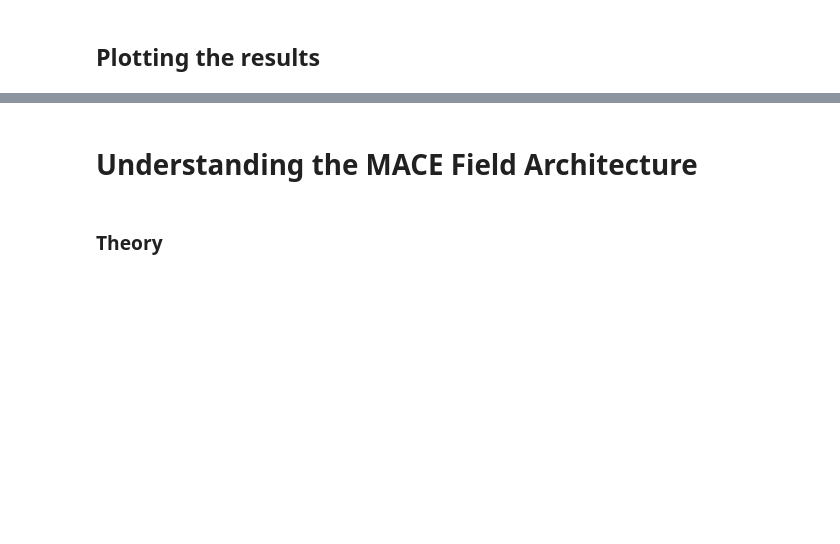
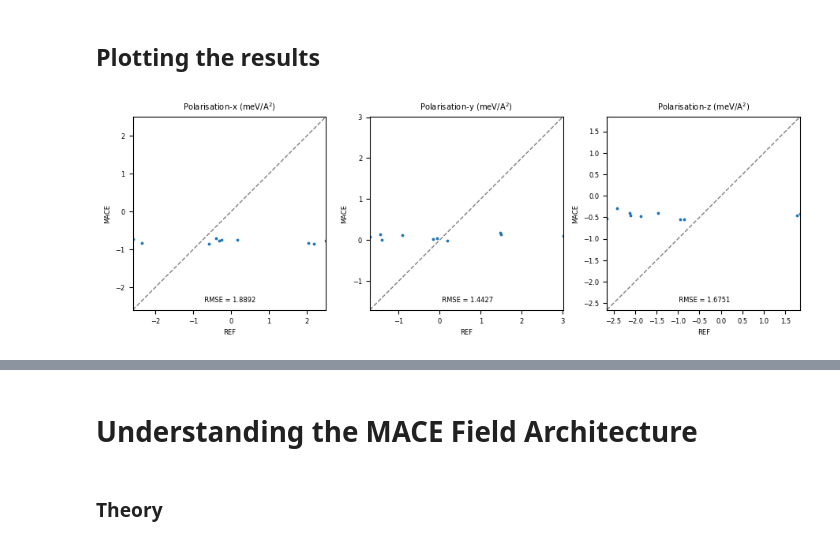
Before and after one commit to mdi-group/mace-field-tutorial, a Jupyter notebook: MACE_Field_Tutorial.ipynb, the cells around one changed output, grey strips where cells are left out. Drawn from its saved outputs; the diff is of its cells as text; code cells hidden in the pictures; blank space fills up the shorter version.

```diff
--- a/MACE_Field_Tutorial.ipynb
+++ b/MACE_Field_Tutorial.ipynb
@@ -200,18 +200,19 @@ def plot_train(path):
 plot_train("results/")
 # %%
 def plot_polarisation_RMSEs(db, labs):
+    print()
     plt.figure(figsize=(9,6), dpi=100)
     plt.subplot(1,3,1)
-    pp.plot_prop(ea.get_prop(db, 'info', 'REF_polarisation', False)[:,0] * 1000, \
-                 ea.get_prop(db, 'info', 'MACE_polarisation', False)[:,0] * 1000, \
+    pp.plot_prop(ea.get_prop(db, 'info', 'REF_polarisation', False).reshape(-1,3)[:,0] * 1000, \
+                 ea.get_prop(db, 'info', 'MACE_polarisation', False).reshape(-1,3)[:,0] * 1000, \
                  title=r'Polarisation-x $(\rm meV/A^2)$ ', labs=labs, rel=False)
     plt.subplot(1,3,2)
-    pp.plot_prop(ea.get_prop(db, 'info', 'REF_polarisation', False)[:,1] * 1000, \
-                 ea.get_prop(db, 'info', 'MACE_polarisation', False)[:,1] * 1000, \
+    pp.plot_prop(ea.get_prop(db, 'info', 'REF_polarisation', False).reshape(-1,3)[:,1] * 1000, \
+                 ea.get_prop(db, 'info', 'MACE_polarisation', False).reshape(-1,3)[:,1] * 1000, \
                  title=r'Polarisation-y $(\rm meV/A^2)$ ', labs=labs, rel=False)
     plt.subplot(1,3,3)
-    pp.plot_prop(ea.get_prop(db, 'info', 'REF_polarisation', False)[:,2] * 1000, \
-                 ea.get_prop(db, 'info', 'MACE_polarisation', False)[:,2] * 1000, \
+    pp.plot_prop(ea.get_prop(db, 'info', 'REF_polarisation', False).reshape(-1,3)[:,2] * 1000, \
+                 ea.get_prop(db, 'info', 'MACE_polarisation', False).reshape(-1,3)[:,2] * 1000, \
                  title=r'Polarisation-z $(\rm meV/A^2)$ ', labs=labs, rel=False)
     plt.tight_layout()
     plt.savefig(f"MACE_polarisation.png", bbox_inches='tight')
@@ -303,3 +304,7 @@ def plot_alphas_RMSEs(db, labs):
 # %%
 mace_train_list = read(f"MACE_BaTiO3_train.xyz", index=":")
 mace_test_list = read(f"MACE_BaTiO3_test.xyz", index=":")
+# %%
+plot_polarisation_RMSEs(mace_train_list, ['REF', 'MACE'])
+# %% [output]
+[figure, added]
```
Also changed, not shown: parts of 12 cells of this notebook.
